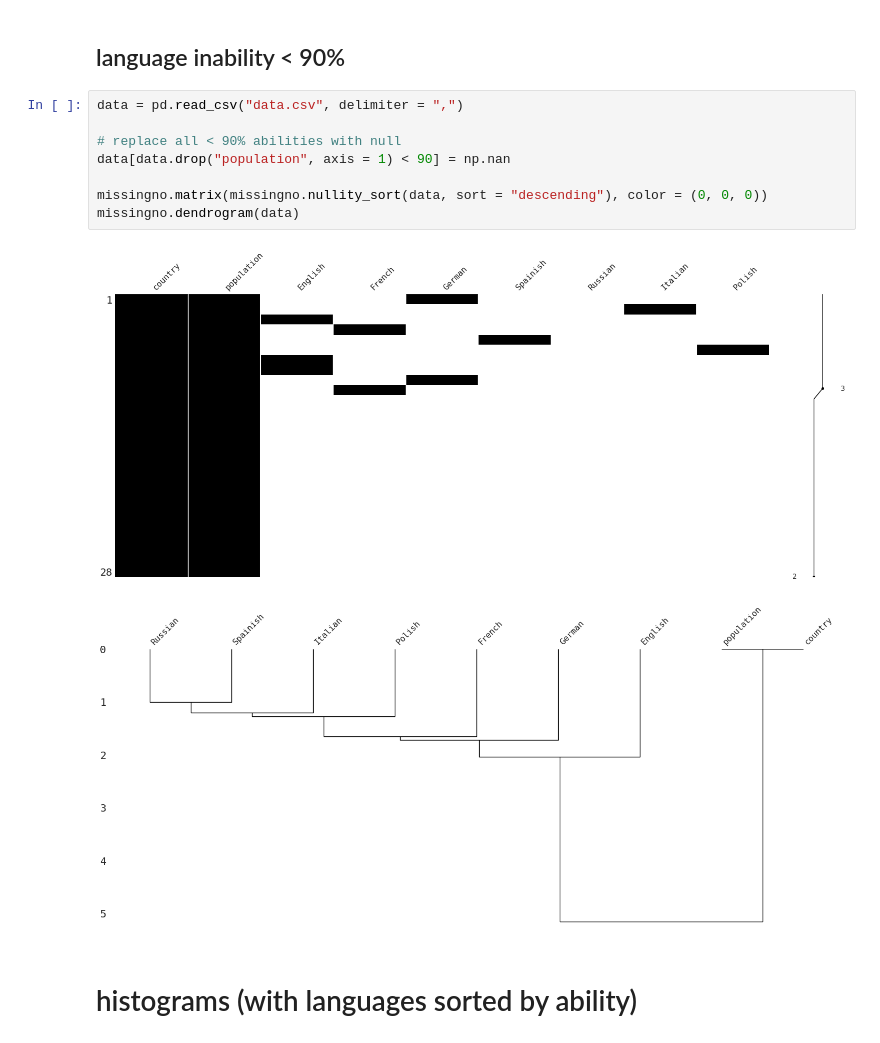
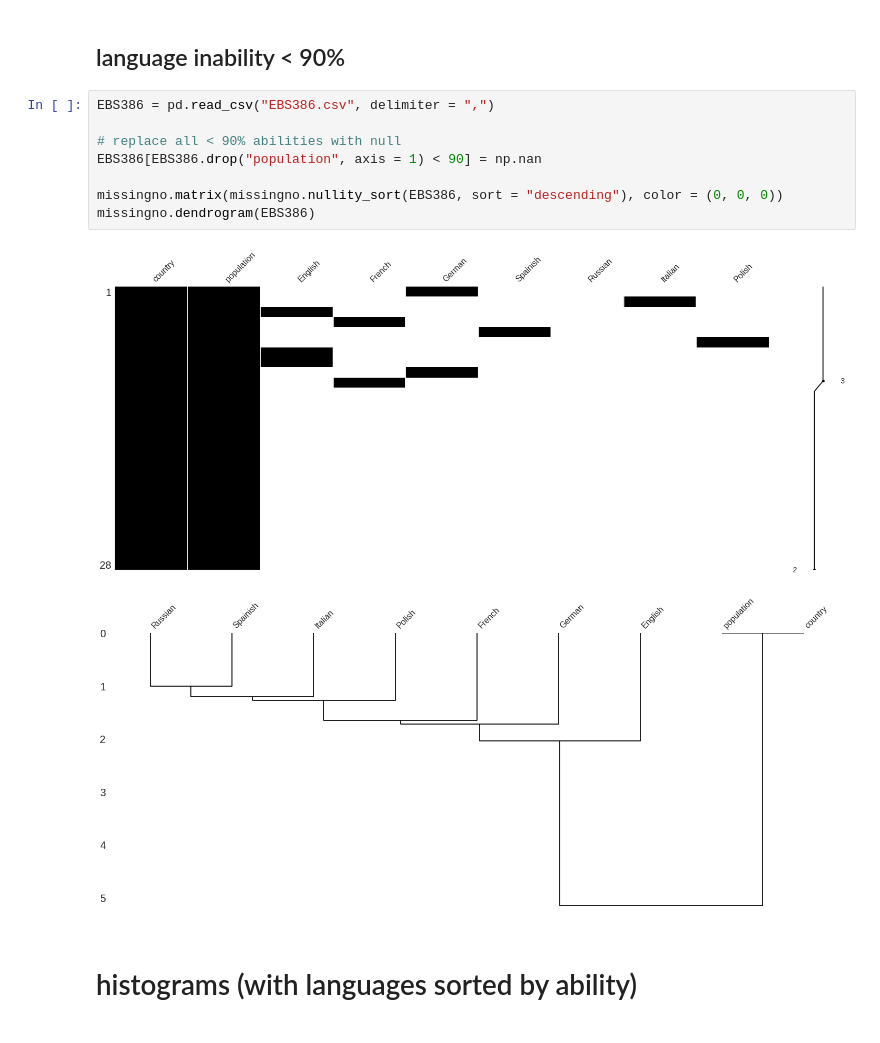
Before and after one commit to wdbm/languages, a Jupyter notebook: data.ipynb, the cells around one changed output. Cells and saved outputs as stored; diff of their text form.

```diff
--- a/data.ipynb
+++ b/data.ipynb
@@ -106,16 +108,16 @@ missingno.dendrogram(data)
 # %% [markdown]
 ## language inability < 90%
 # %%
-data = pd.read_csv("data.csv", delimiter = ",")
+EBS386 = pd.read_csv("EBS386.csv", delimiter = ",")
 
 # replace all < 90% abilities with null
-data[data.drop("population", axis = 1) < 90] = np.nan
+EBS386[EBS386.drop("population", axis = 1) < 90] = np.nan
 
-missingno.matrix(missingno.nullity_sort(data, sort = "descending"), color = (0, 0, 0))
-missingno.dendrogram(data)
+missingno.matrix(missingno.nullity_sort(EBS386, sort = "descending"), color = (0, 0, 0))
+missingno.dendrogram(EBS386)
 # %% [output]
-[figure, old version]
+[figure, new version]
-[figure, old version]
+[figure, new version]
 # %% [markdown]
 # histograms (with languages sorted by ability)
 # %%
```
Also changed, not shown: parts of 23 cells of this notebook, 2 other files.
